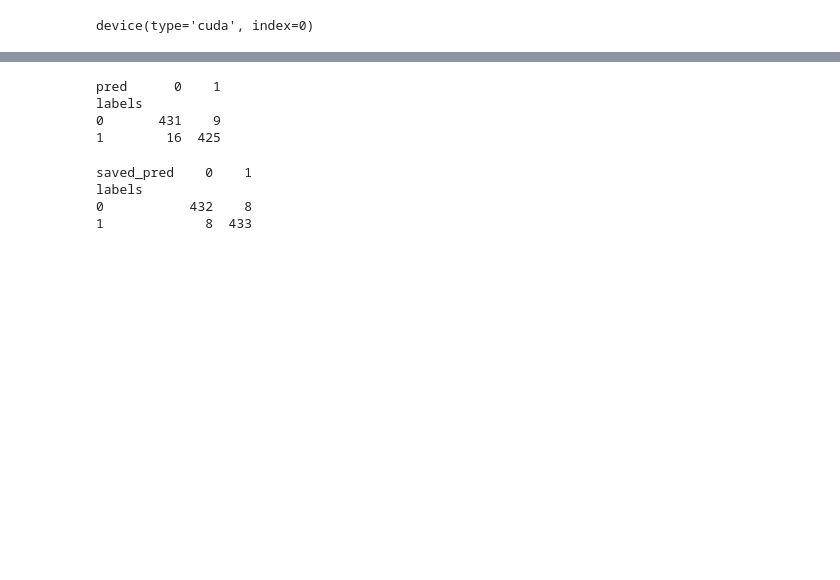
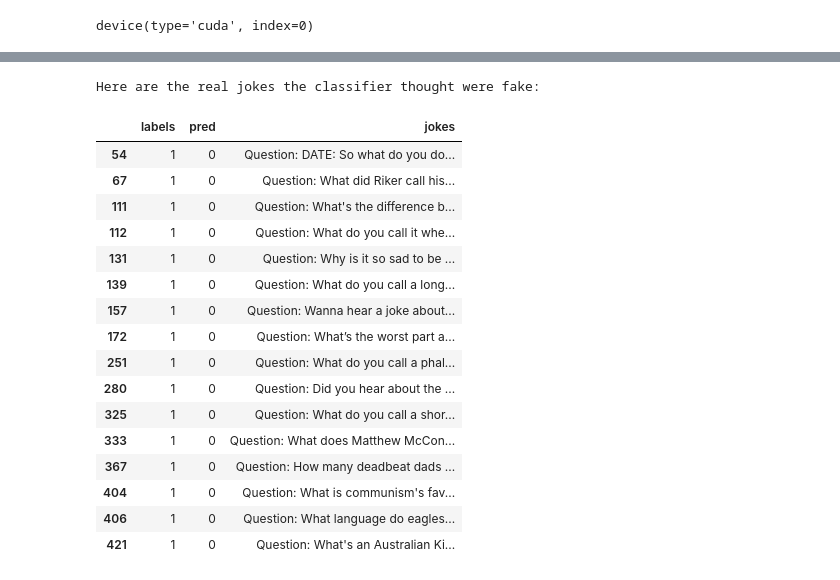
Before and after one commit to danx0r/nlp_punchlines, a Jupyter notebook: 3.PunchlineClassifier.ipynb, the cells around one changed output, grey strips where cells are left out. Cells and saved outputs as stored; diff of their text form; code cells hidden in the pictures; blank space fills up the shorter version.

```diff
--- a/3.PunchlineClassifier.ipynb
+++ b/3.PunchlineClassifier.ipynb
@@ -224,2 +220,17 @@ device(type='cuda', index=0)
 # %%
-# pred = mtools.classify_punchlines(tokenized_datasets['test'],model)
+pred = mtools.classify_punchlines(tokenized_datasets['test'],model)
+labels = list(tokenized_datasets['test']['labels'].squeeze().numpy())
+
+import pandas as pd
+pd.options.display.max_colwidth = None   # don't truncate the column text
+df = pd.DataFrame()
+df['labels'] = labels
+df['pred'] = pred
+df['jokes'] = [dtools.joke_as_qa(x['setup'], x['punchline'])[0] for x in dataset['test']]
+confusion_matrix = df.groupby(['labels','pred']).size().unstack(fill_value=0)
+print(confusion_matrix)
+print()
+print('{:>10d} real jokes that the classifier correctly predicted to be real'.format(confusion_matrix[1].iloc[1]))
+print('{:>10d} fake jokes that the classifier correctly predicted to be fake'.format(confusion_matrix[0].iloc[0]))
+print('{:>10d} real jokes that the classifier thought were fake'.format(confusion_matrix[0].iloc[1]))
+print('{:>10d} fake jokes that the classifier thought were real'.format(confusion_matrix[1].iloc[0]))
@@ -228,20 +249,22 @@ labels = list(tokenized_datasets['test']['labels'].squeeze().numpy())
-# %%
-import pandas as pd
-df = pd.DataFrame()
-df['labels'] = labels
-df['pred'] = pred
-df['saved_pred'] = saved_pred
-# %%
-print(df.groupby(['labels','pred']).size().unstack(fill_value=0))
-# %% [output]
-pred      0    1
-labels
-0       431    9
-1        16  425
-# %%
-print(df.groupby(['labels','saved_pred']).size().unstack(fill_value=0))
-# %% [output]
-saved_pred    0    1
-labels
-0           432    8
-1             8  433
+# %%
+print('Here are the real jokes the classifier thought were fake:')
+df[(df['pred']==0) & (df['labels']==1)]
+# %% [output]
+Here are the real jokes the classifier thought were fake:
+|  | labels | pred | jokes |
+| 54 | 1 | 0 | Question: DATE: So what do you do... |
+| 67 | 1 | 0 | Question: What did Riker call his... |
+| 111 | 1 | 0 | Question: What's the difference b... |
+| 112 | 1 | 0 | Question: What do you call it whe... |
+| 131 | 1 | 0 | Question: Why is it so sad to be ... |
+| 139 | 1 | 0 | Question: What do you call a long... |
+| 157 | 1 | 0 | Question: Wanna hear a joke about... |
+| 172 | 1 | 0 | Question: What’s the worst part a... |
+| 251 | 1 | 0 | Question: What do you call a phal... |
+| 280 | 1 | 0 | Question: Did you hear about the ... |
+| 325 | 1 | 0 | Question: What do you call a shor... |
+| 333 | 1 | 0 | Question: What does Matthew McCon... |
+| 367 | 1 | 0 | Question: How many deadbeat dads ... |
+| 404 | 1 | 0 | Question: What is communism's fav... |
+| 406 | 1 | 0 | Question: What language do eagles... |
+| 421 | 1 | 0 | Question: What's an Australian Ki... |
```
Also changed, not shown: parts of 7 cells of this notebook, 2 other files.
